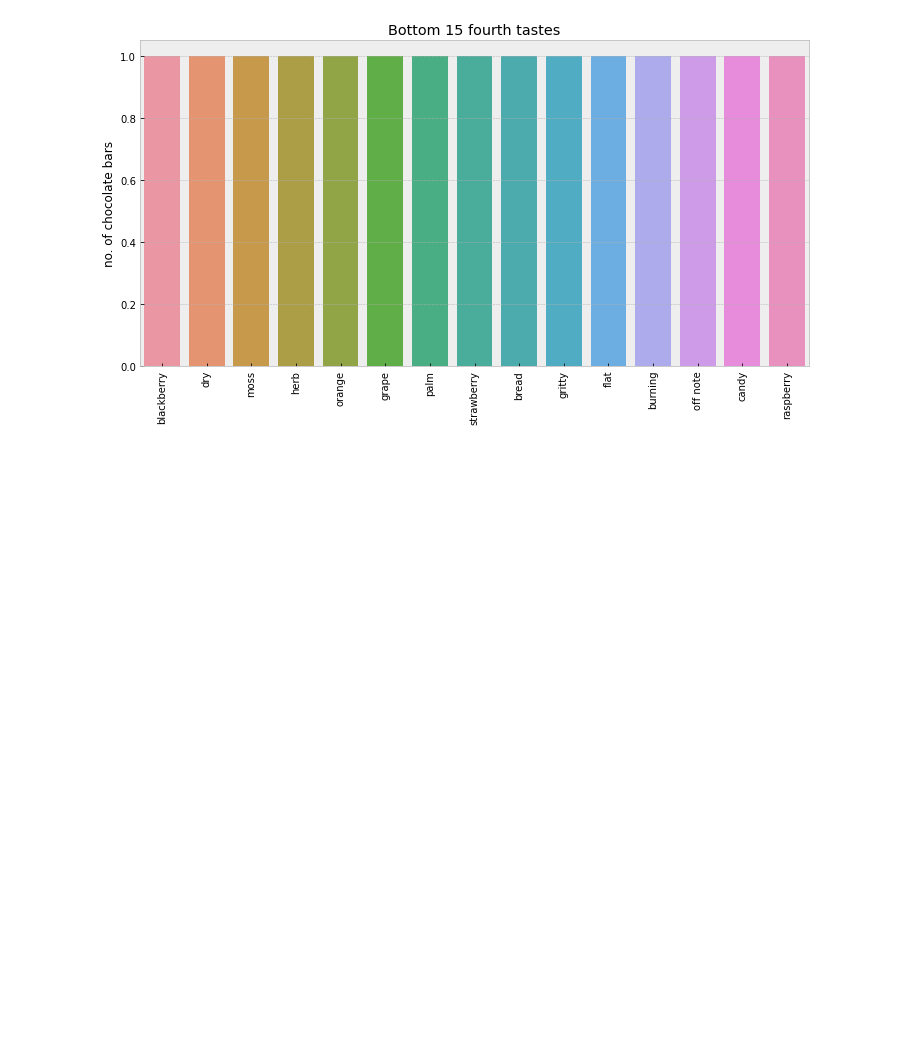
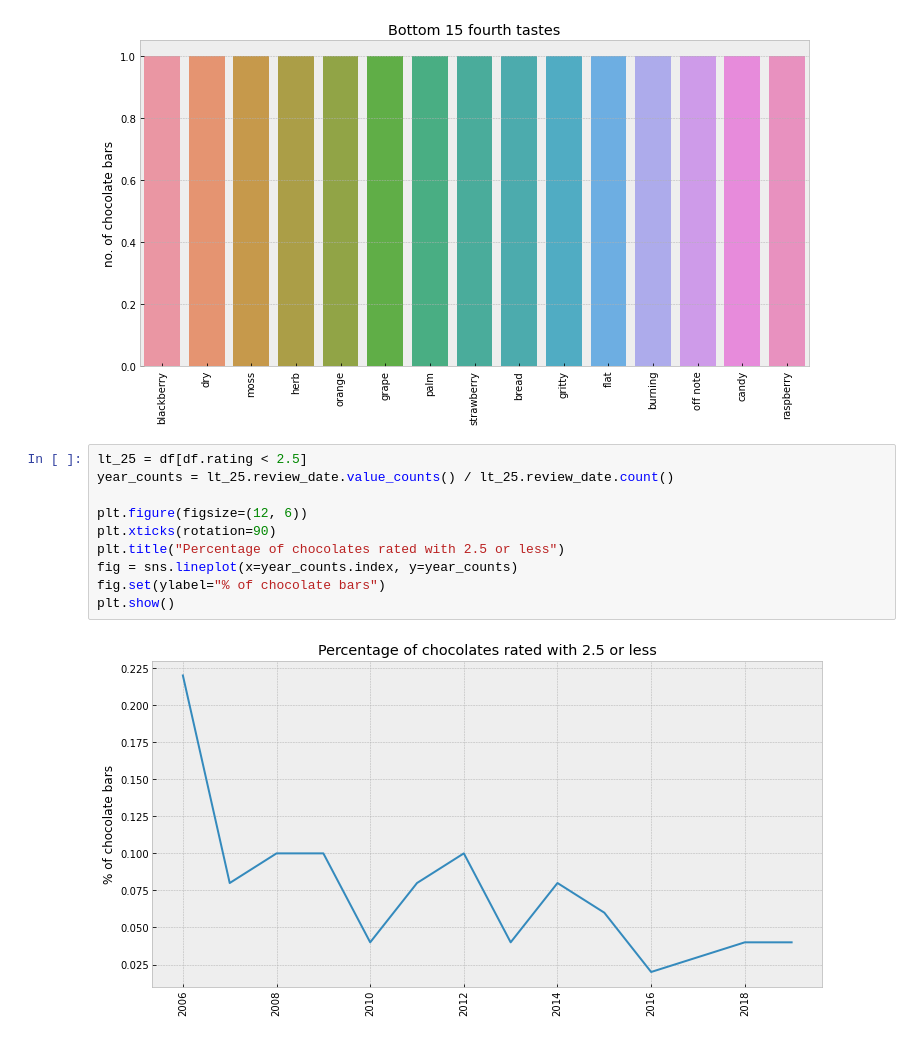
Before and after one commit to avirovicmarin/zavrsni_rad, a Jupyter notebook: vizualizacija.ipynb, the cells around one changed output. Cells and saved outputs as stored; diff of their text form; blank space fills up the shorter version.

```diff
--- a/vizualizacija.ipynb
+++ b/vizualizacija.ipynb
@@ -706,3 +752,15 @@ fig.set(ylabel="no. of chocolate bars")
 plt.show()
 # %% [output]
 [figure]
+# %%
+lt_25 = df[df.rating < 2.5]
+year_counts = lt_25.review_date.value_counts() / lt_25.review_date.count()
+
+plt.figure(figsize=(12, 6))
+plt.xticks(rotation=90)
+plt.title("Percentage of chocolates rated with 2.5 or less")
+fig = sns.lineplot(x=year_counts.index, y=year_counts)
+fig.set(ylabel="% of chocolate bars")
+plt.show()
+# %% [output]
+[figure, added]
```
Also changed, not shown: parts of 10 cells of this notebook, 1 other file.
